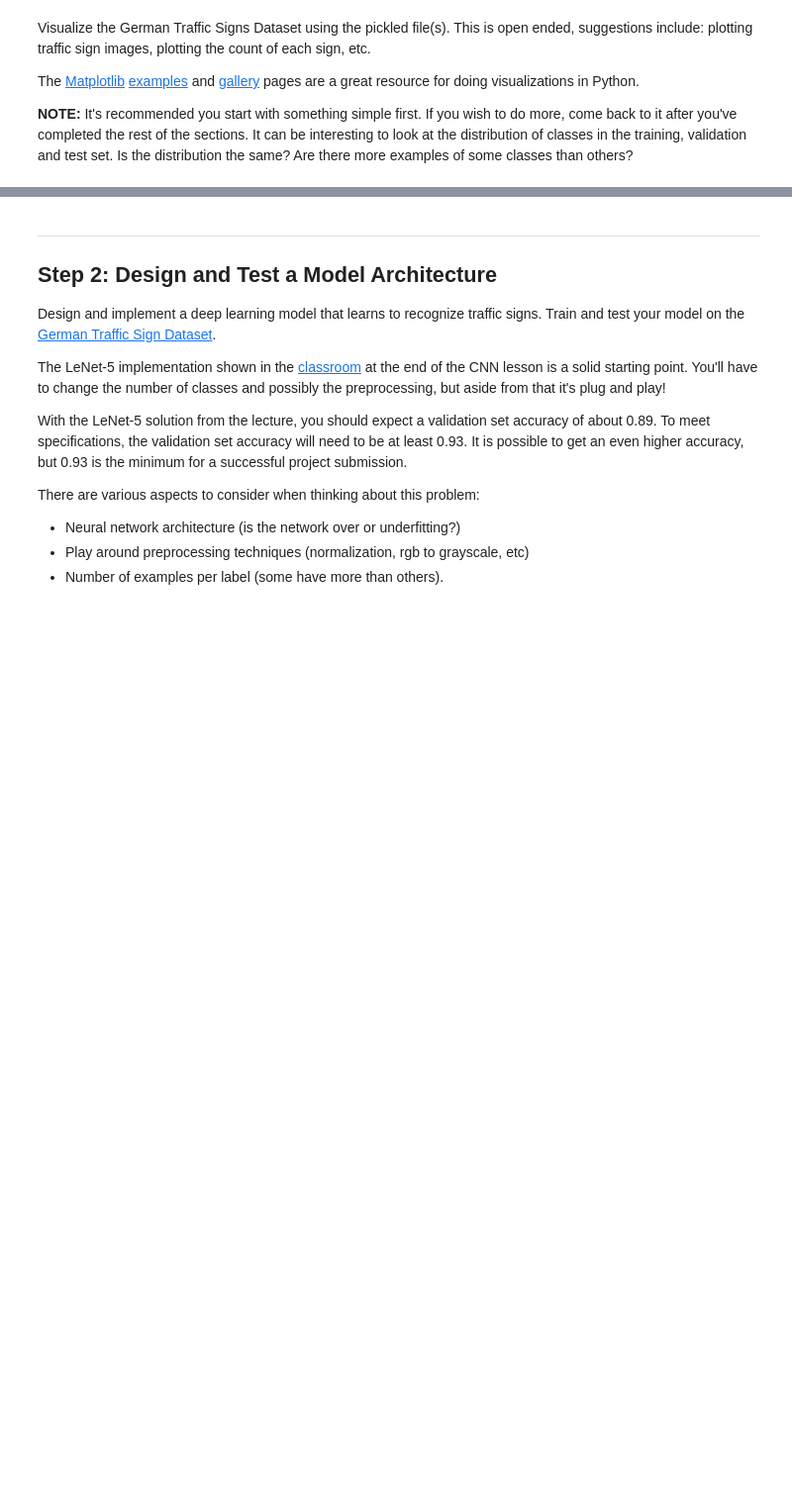
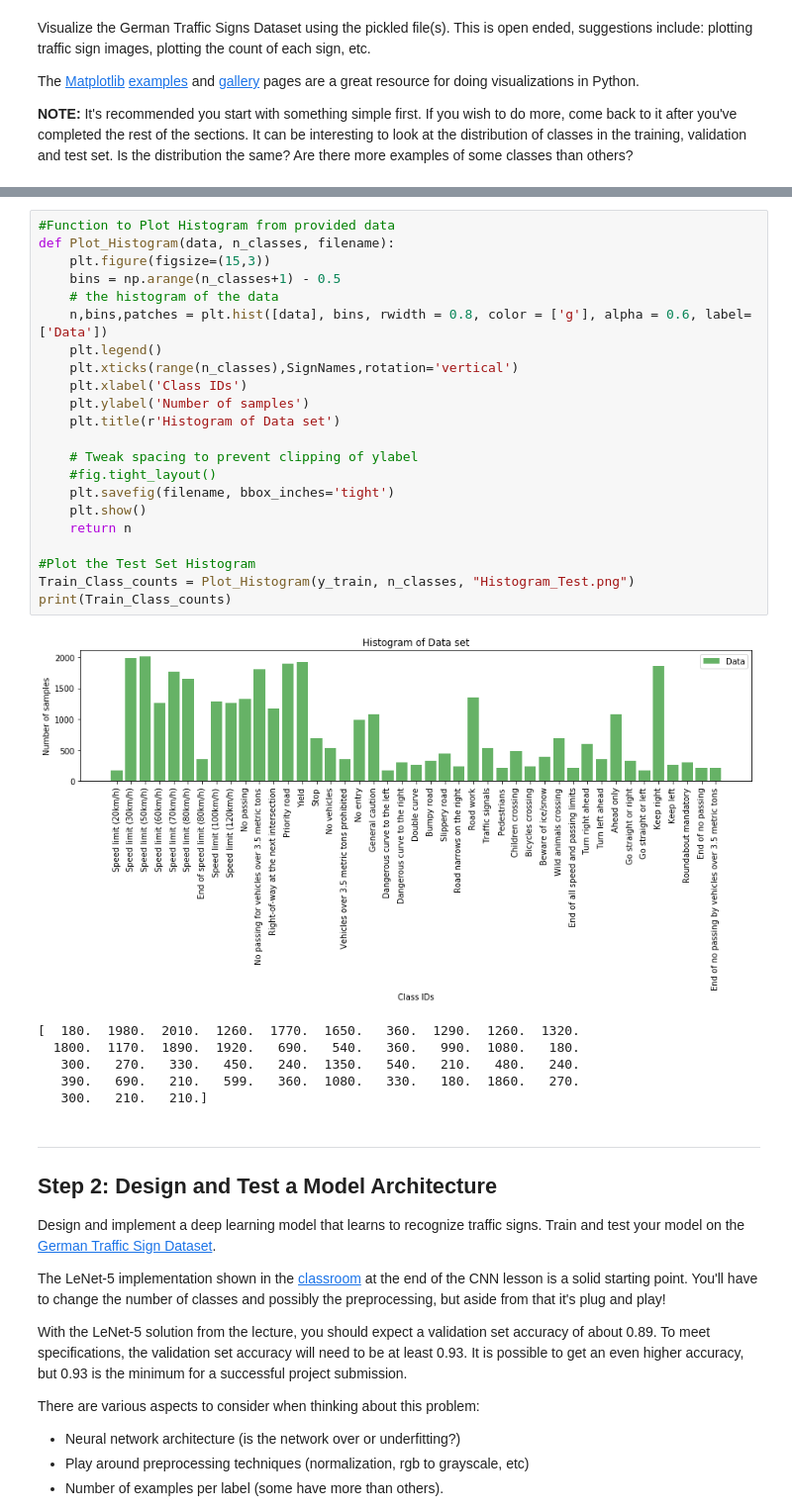
Before and after one commit to ChuChuIgbokwe/CarND-Traffic-Sign-Classifier-Project, a Jupyter notebook: Traffic_Sign_Classifier.ipynb, the cells around one changed output, grey strips where cells are left out. Shown: that part at 99% size. Cells and saved outputs as stored; diff of their text form; blank space fills up the shorter version.

```diff
--- a/Traffic_Sign_Classifier.ipynb
+++ b/Traffic_Sign_Classifier.ipynb
@@ -132,3 +157,32 @@ for i in range(20):
+# %%
+#Function to Plot Histogram from provided data
+def Plot_Histogram(data, n_classes, filename):
+    plt.figure(figsize=(15,3))
+    bins = np.arange(n_classes+1) - 0.5
+    # the histogram of the data
+    n,bins,patches = plt.hist([data], bins, rwidth = 0.8, color = ['g'], alpha = 0.6, label=['Data'])
+    plt.legend()
+    plt.xticks(range(n_classes),SignNames,rotation='vertical')
+    plt.xlabel('Class IDs')
+    plt.ylabel('Number of samples')
+    plt.title(r'Histogram of Data set')
+
+    # Tweak spacing to prevent clipping of ylabel
+    #fig.tight_layout()
+    plt.savefig(filename, bbox_inches='tight')
+    plt.show()
+    return n
+
+#Plot the Test Set Histogram
+Train_Class_counts = Plot_Histogram(y_train, n_classes, "Histogram_Test.png")
+print(Train_Class_counts)
+# %% [output]
+[figure, added]
+[  180.  1980.  2010.  1260.  1770.  1650.   360.  1290.  1260.  1320.
+  1800.  1170.  1890.  1920.   690.   540.   360.   990.  1080.   180.
+   300.   270.   330.   450.   240.  1350.   540.   210.   480.   240.
+   390.   690.   210.   599.   360.  1080.   330.   180.  1860.   270.
+   300.   210.   210.]
 # %% [markdown]
 ----
 
```
Also changed, not shown: parts of 15 cells of this notebook, 8 other files.
